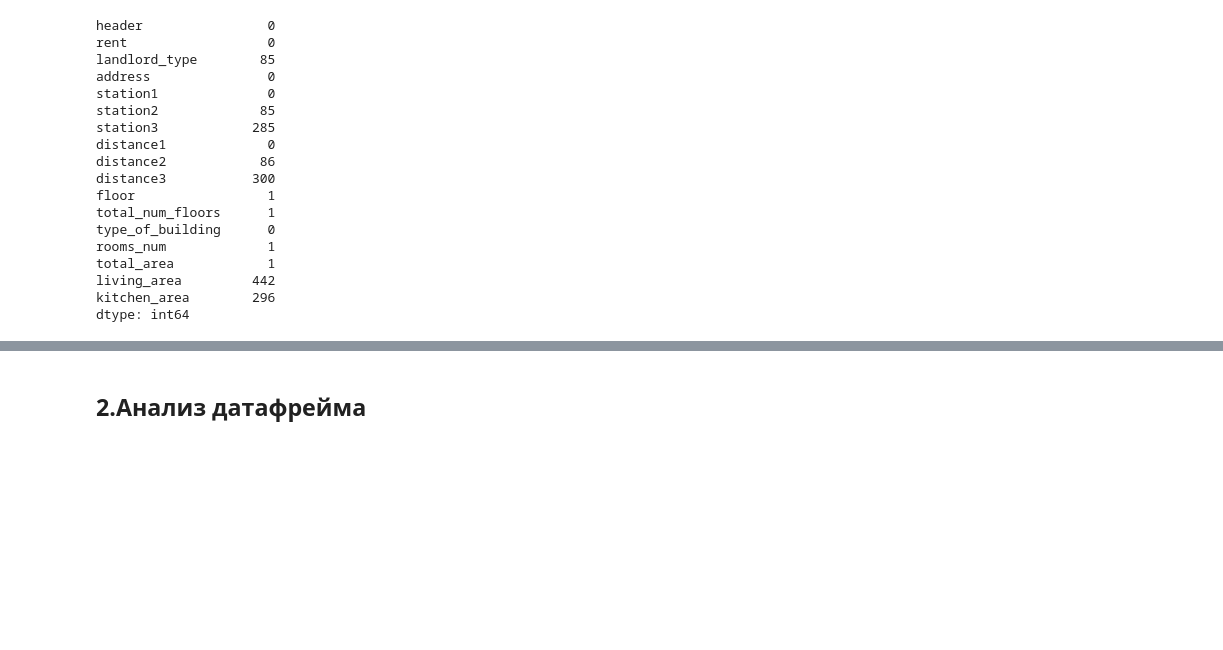
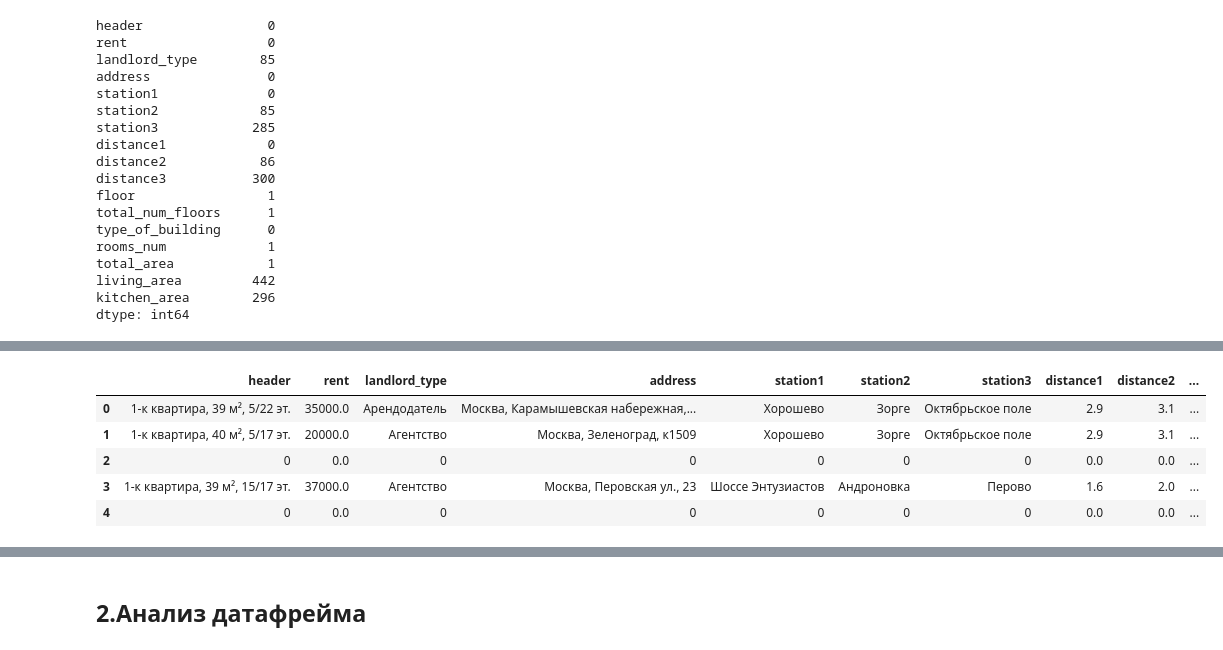
Before and after one commit to Pexincludtay/moscow_apartments, a Jupyter notebook: 1_avito_apartments.ipynb, the cells around one changed output, grey strips where cells are left out. Cells and saved outputs as stored; diff of their text form; code cells hidden in the pictures; blank space fills up the shorter version.

```diff
--- a/1_avito_apartments.ipynb
+++ b/1_avito_apartments.ipynb
@@ -481,0 +519,9 @@ dtype: int64
+# %%
+df_apartment.head()
+# %% [output]
+|  | header | rent | landlord_type | address | station1 | station2 | station3 | distance1 | distance2 | ... |
+| 0 | 1-к квартира, 39 м², 5/22 эт. | 35000.0 | Арендодатель | Москва, Карамышевская набережная,... | Хорошево | Зорге | Октябрьское поле | 2.9 | 3.1 | ... |
+| 1 | 1-к квартира, 40 м², 5/17 эт. | 20000.0 | Агентство | Москва, Зеленоград, к1509 | Хорошево | Зорге | Октябрьское поле | 2.9 | 3.1 | ... |
+| 2 | 0 | 0.0 | 0 | 0 | 0 | 0 | 0 | 0.0 | 0.0 | ... |
+| 3 | 1-к квартира, 39 м², 15/17 эт. | 37000.0 | Агентство | Москва, Перовская ул., 23 | Шоссе Энтузиастов | Андроновка | Перово | 1.6 | 2.0 | ... |
+| 4 | 0 | 0.0 | 0 | 0 | 0 | 0 | 0 | 0.0 | 0.0 | ... |
```
Also changed, not shown: parts of 9 cells of this notebook.
